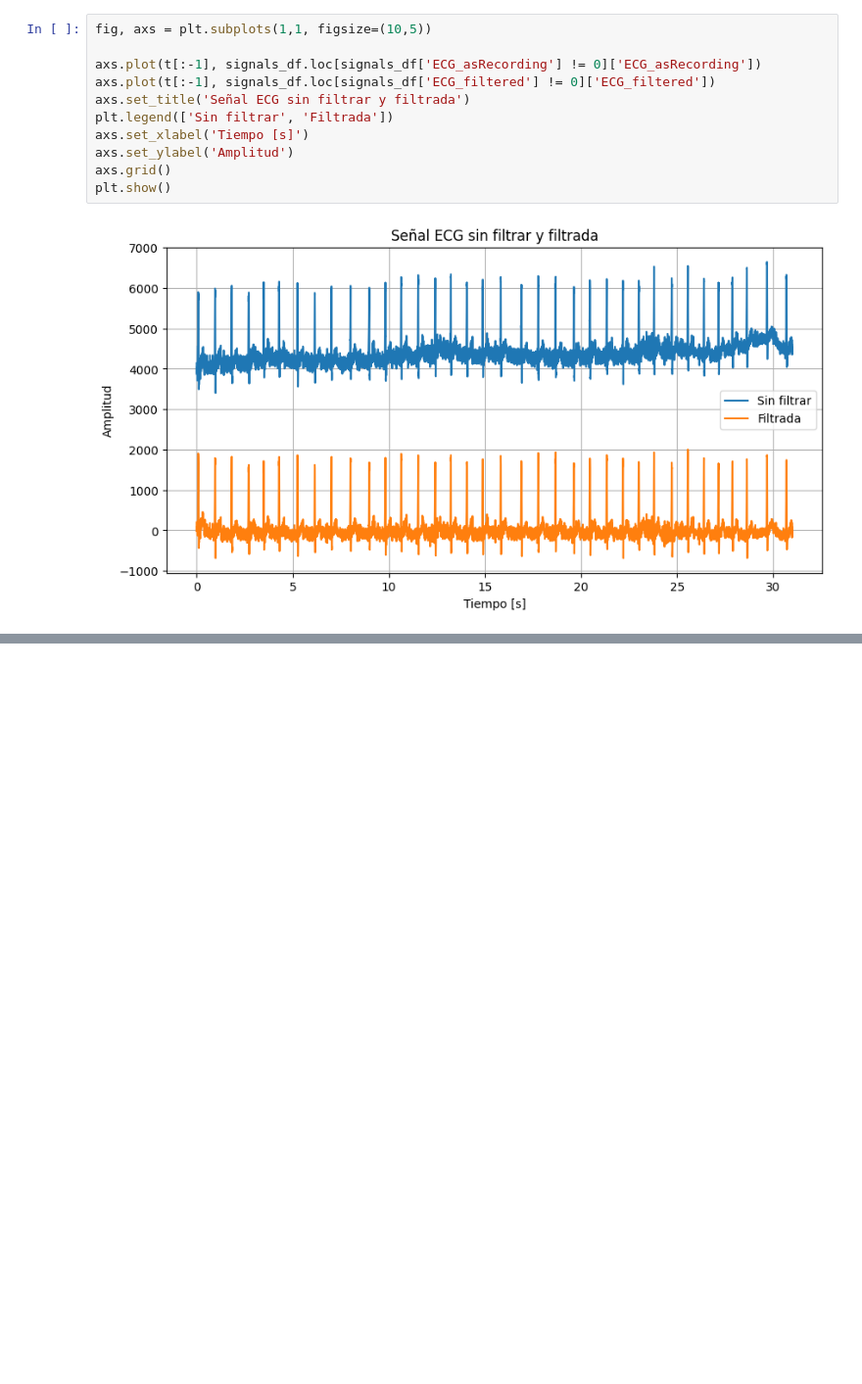
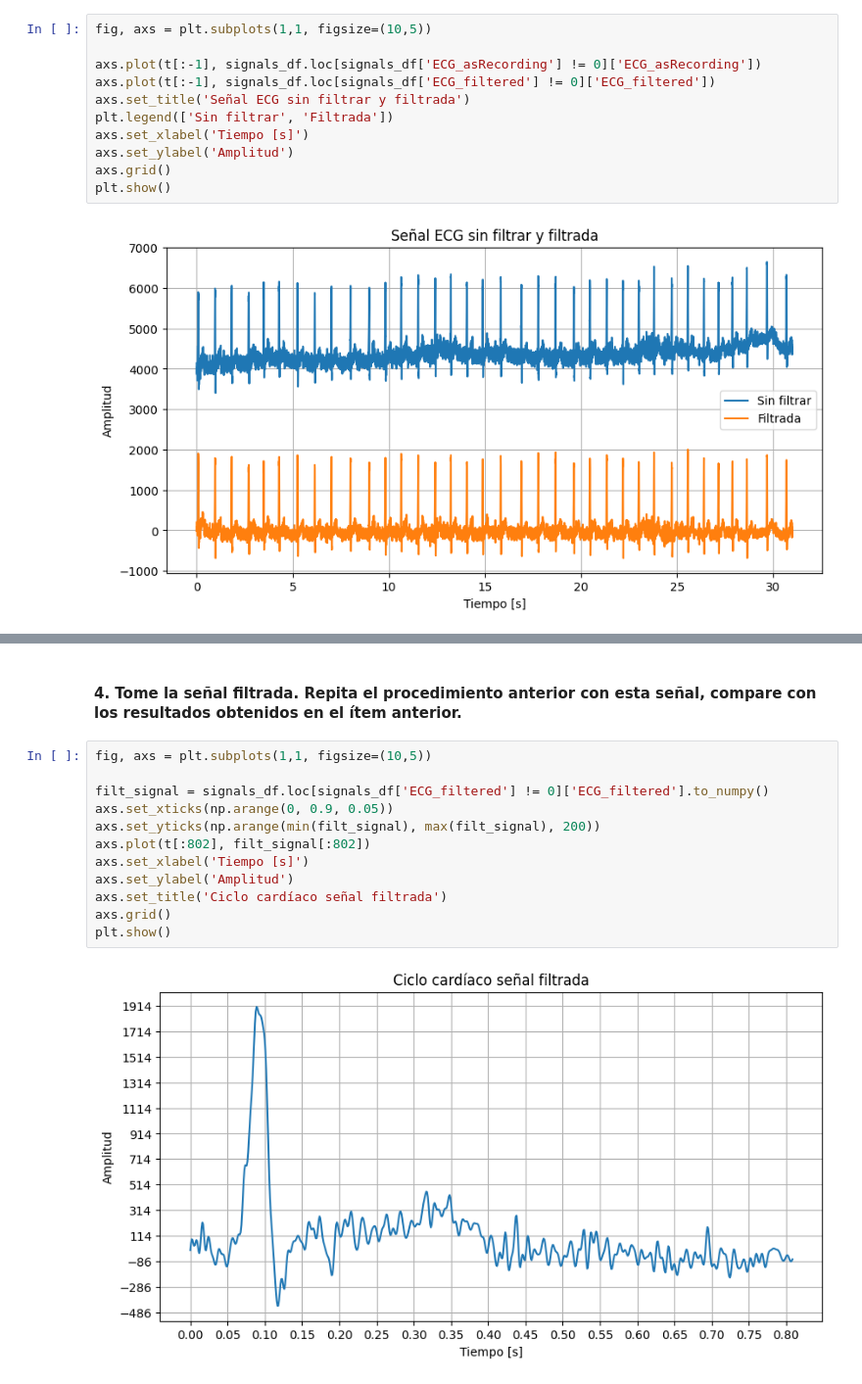
Before and after one commit to marianayarce1224/lab_biosenales, a Jupyter notebook: PRACTICA3/P3_Parte1_Python_G3.ipynb, the cells around one changed output, grey strips where cells are left out. Shown at 98% size. Drawn from its saved outputs; the diff is of its cells as text; blank space fills up the shorter version.

```diff
--- a/PRACTICA3/P3_Parte1_Python_G3.ipynb
+++ b/PRACTICA3/P3_Parte1_Python_G3.ipynb
@@ -101,0 +128,16 @@ A partir de lo anterior, se puede teorizar que el filtro utilizado tiene un comp
+# %% [markdown]
+<h4><b>4. </b>Tome la señal filtrada. Repita el procedimiento anterior con esta señal, compare con los resultados obtenidos en el ítem anterior.</h4>
+# %%
+fig, axs = plt.subplots(1,1, figsize=(10,5))
+
+filt_signal = signals_df.loc[signals_df['ECG_filtered'] != 0]['ECG_filtered'].to_numpy()
+axs.set_xticks(np.arange(0, 0.9, 0.05))
+axs.set_yticks(np.arange(min(filt_signal), max(filt_signal), 200))
+axs.plot(t[:802], filt_signal[:802])
+axs.set_xlabel('Tiempo [s]')
+axs.set_ylabel('Amplitud')
+axs.set_title('Ciclo cardíaco señal filtrada')
+axs.grid()
+plt.show()
+# %% [output]
+[figure, added]
```
Also changed, not shown: parts of 37 cells of this notebook.
